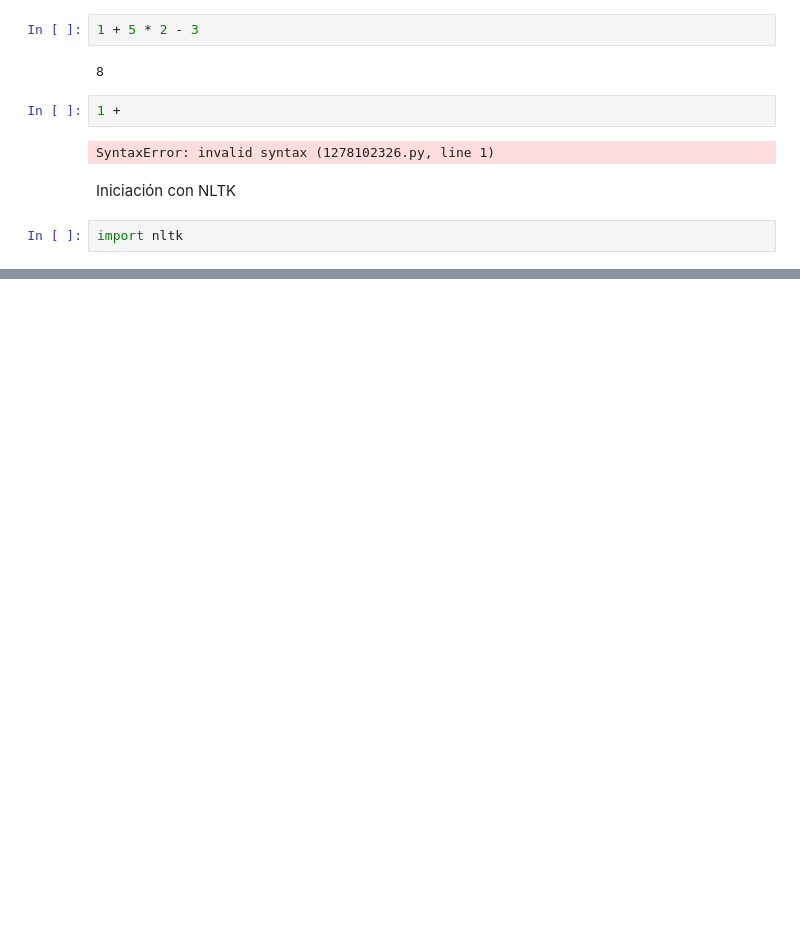
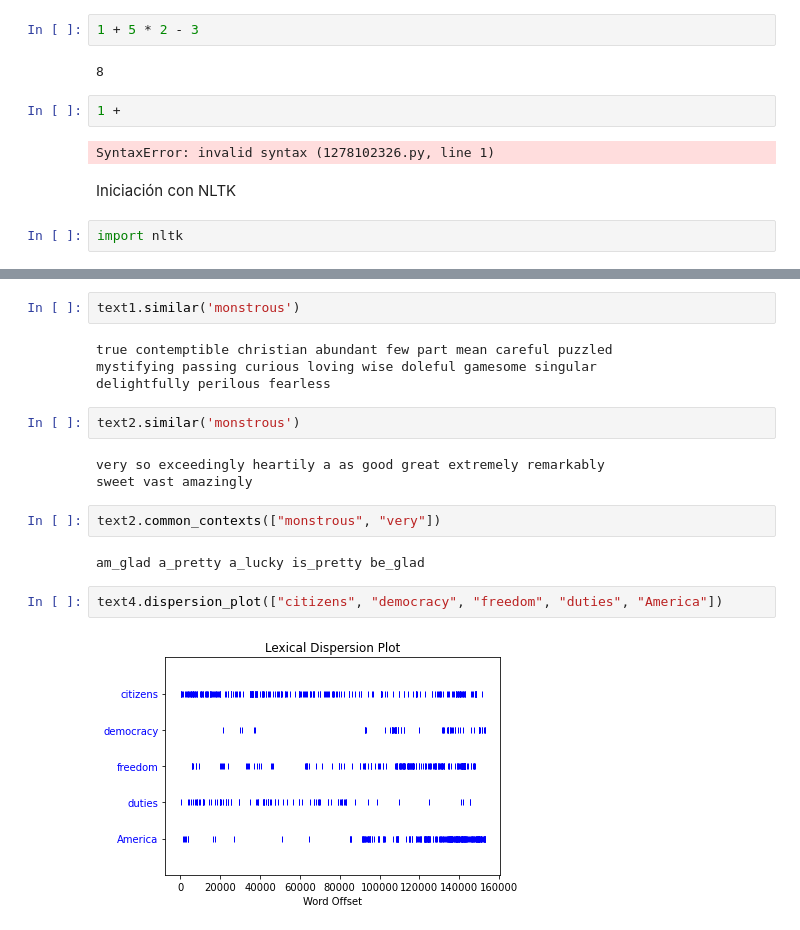
Before and after one commit to breko151/NATURAL_LANGUAGE_PROCESSING_CLASS, a Jupyter notebook: Book_Examples/C1.ipynb, the cells around one changed output, grey strips where cells are left out. Cells and saved outputs as stored; diff of their text form; blank space fills up the shorter version.

```diff
--- a/Book_Examples/C1.ipynb
+++ b/Book_Examples/C1.ipynb
@@ -19,0 +136,19 @@ True
+# %%
+text1.similar('monstrous')
+# %% [output]
+true contemptible christian abundant few part mean careful puzzled
+mystifying passing curious loving wise doleful gamesome singular
+delightfully perilous fearless
+# %%
+text2.similar('monstrous')
+# %% [output]
+very so exceedingly heartily a as good great extremely remarkably
+sweet vast amazingly
+# %%
+text2.common_contexts(["monstrous", "very"])
+# %% [output]
+am_glad a_pretty a_lucky is_pretty be_glad
+# %%
+text4.dispersion_plot(["citizens", "democracy", "freedom", "duties", "America"])
+# %% [output]
+[figure, added]
```
Also changed, not shown: parts of 36 cells of this notebook.
